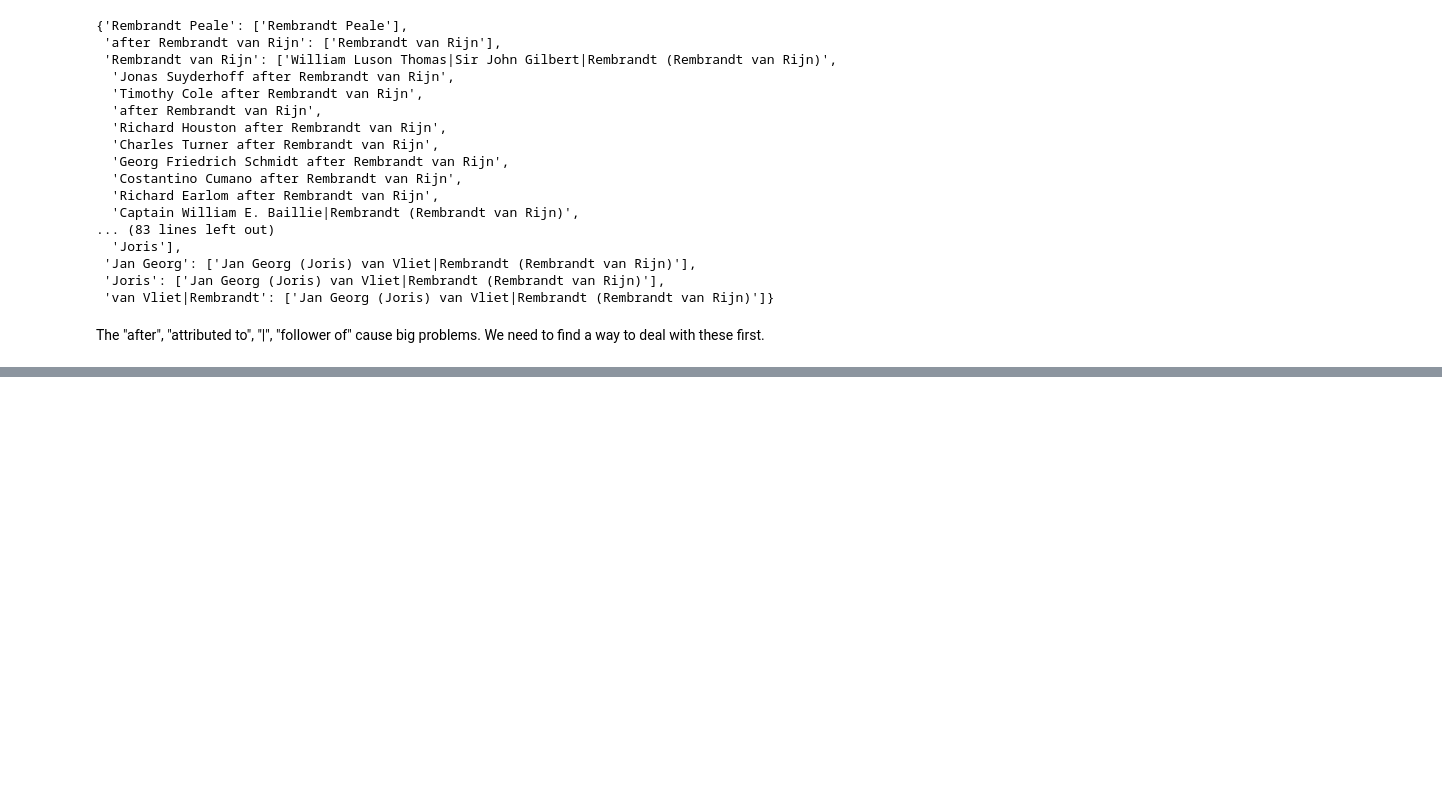
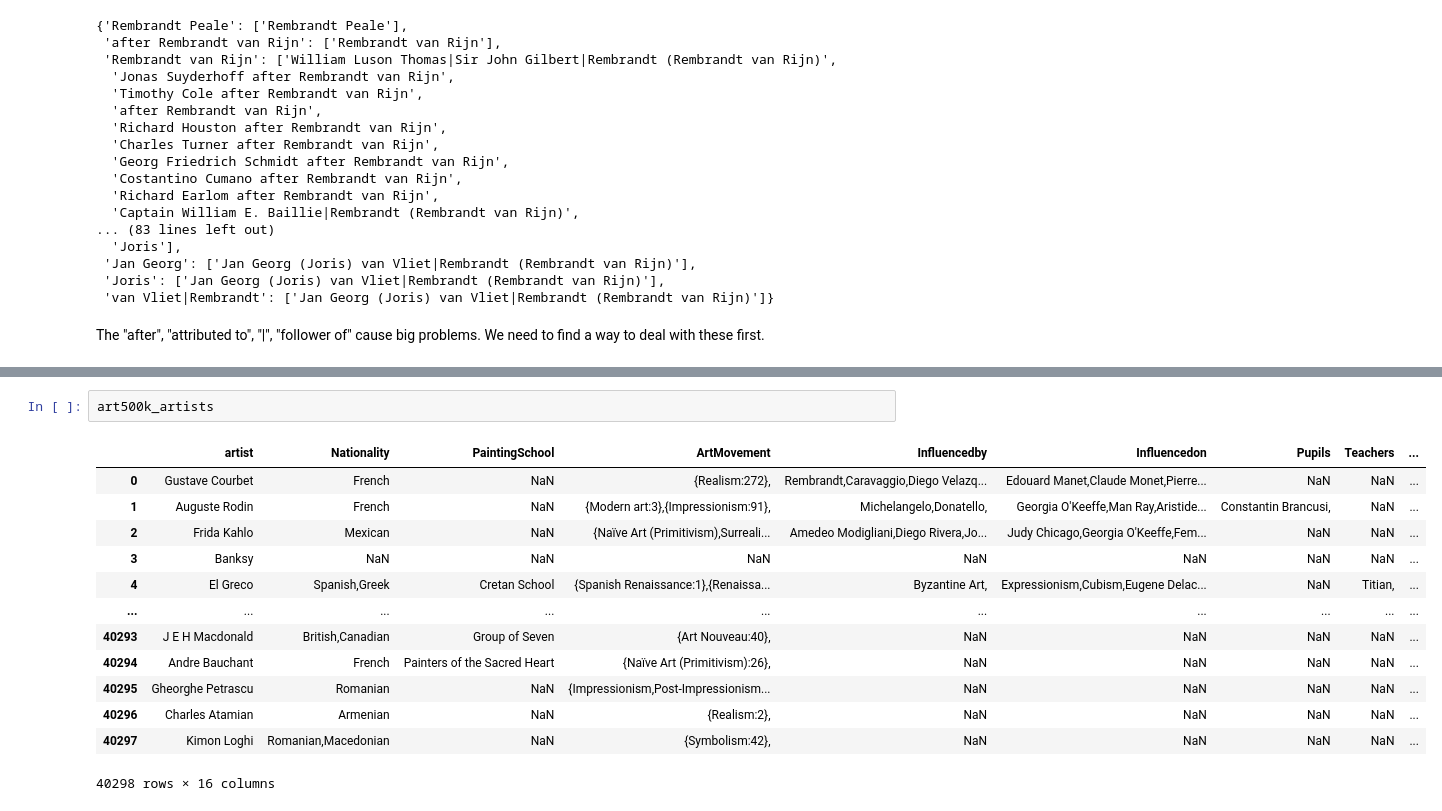
Before and after one commit to me9hanics/PainterPalette, a Jupyter notebook: art500k_updates.ipynb, the cells around one changed output, grey strips where cells are left out. Drawn from its saved outputs; the diff is of its cells as text; blank space fills up the shorter version.

```diff
--- a/art500k_updates.ipynb
+++ b/art500k_updates.ipynb
@@ -176,0 +250,16 @@ This painting was painted after Leonardo by Rafael. The painting was painted by
+# %%
+art500k_artists
+# %% [output]
+|  | artist | Nationality | PaintingSchool | ArtMovement | Influencedby | Influencedon | Pupils | Teachers | ... |
+| 0 | Gustave Courbet | French | NaN | {Realism:272}, | Rembrandt,Caravaggio,Diego Velazq... | Edouard Manet,Claude Monet,Pierre... | NaN | NaN | ... |
+| 1 | Auguste Rodin | French | NaN | {Modern art:3},{Impressionism:91}, | Michelangelo,Donatello, | Georgia O'Keeffe,Man Ray,Aristide... | Constantin Brancusi, | NaN | ... |
+| 2 | Frida Kahlo | Mexican | NaN | {Naïve Art (Primitivism),Surreali... | Amedeo Modigliani,Diego Rivera,Jo... | Judy Chicago,Georgia O'Keeffe,Fem... | NaN | NaN | ... |
+| 3 | Banksy | NaN | NaN | NaN | NaN | NaN | NaN | NaN | ... |
+| 4 | El Greco | Spanish,Greek | Cretan School | {Spanish Renaissance:1},{Renaissa... | Byzantine Art, | Expressionism,Cubism,Eugene Delac... | NaN | Titian, | ... |
+| ... | ... | ... | ... | ... | ... | ... | ... | ... | ... |
+| 40293 | J E H Macdonald | British,Canadian | Group of Seven | {Art Nouveau:40}, | NaN | NaN | NaN | NaN | ... |
+| 40294 | Andre Bauchant | French | Painters of the Sacred Heart | {Naïve Art (Primitivism):26}, | NaN | NaN | NaN | NaN | ... |
+| 40295 | Gheorghe Petrascu | Romanian | NaN | {Impressionism,Post-Impressionism... | NaN | NaN | NaN | NaN | ... |
+| 40296 | Charles Atamian | Armenian | NaN | {Realism:2}, | NaN | NaN | NaN | NaN | ... |
+| 40297 | Kimon Loghi | Romanian,Macedonian | NaN | {Symbolism:42}, | NaN | NaN | NaN | NaN | ... |
+40298 rows × 16 columns
```
Also changed, not shown: parts of 7 cells of this notebook.
